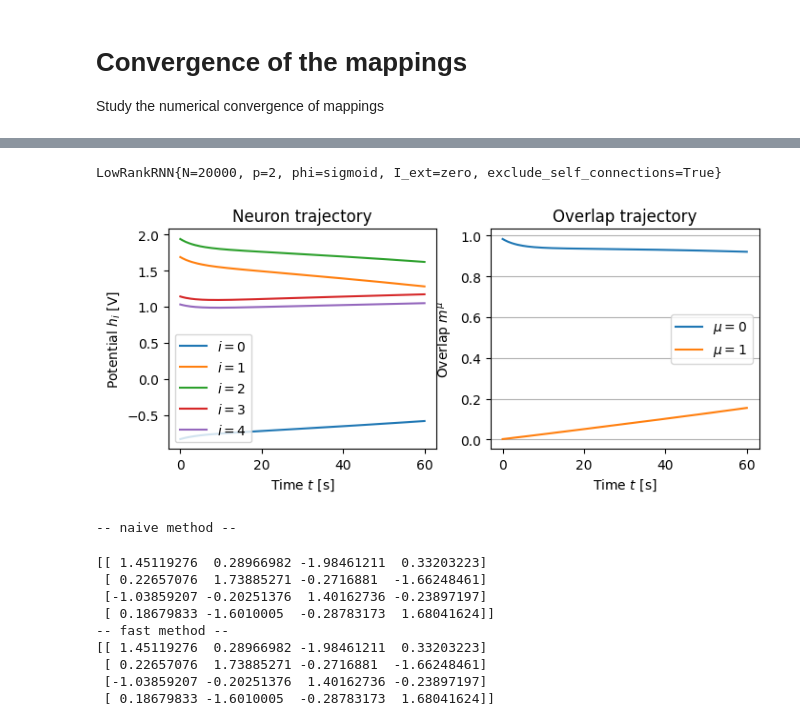
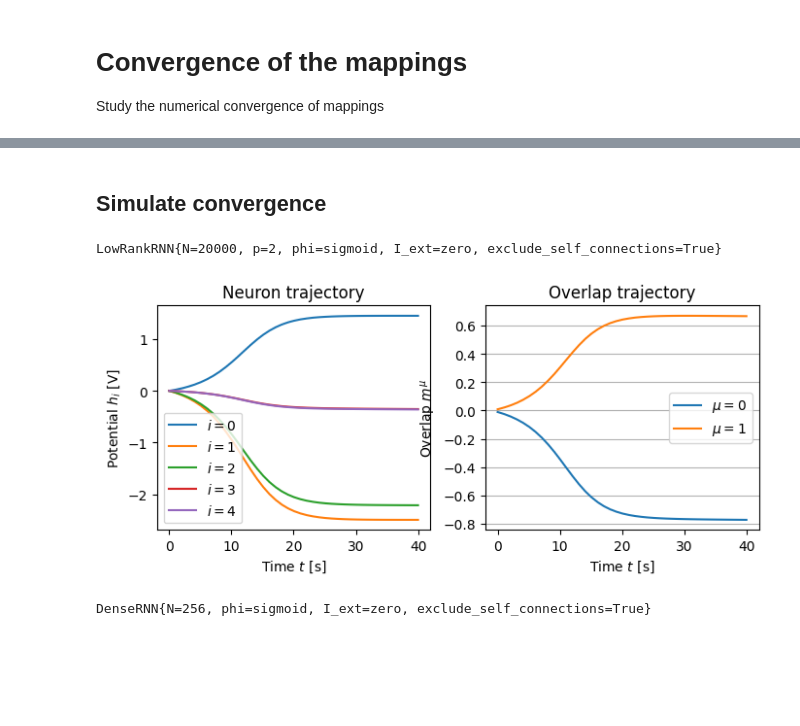
Before and after one commit to ninivert/lcnthesis, a Jupyter notebook: notebooks/mappings_convergence.ipynb, the cells around one changed output, grey strips where cells are left out. Cells and saved outputs as stored; diff of their text form; code cells hidden in the pictures; blank space fills up the shorter version.

Commit message:
convergence of connectivity matrix inside the embedding and first simulations

```diff
--- a/notebooks/mappings_convergence.ipynb
+++ b/notebooks/mappings_convergence.ipynb
@@ -12,10 +145,13 @@ from neurodyn import *
+# %% [markdown]
+## Simulate convergence
 # %%
 rnn = LowRankRNN.new_valentin(p=2, N=20_000, phi=sigmoid, I_ext=zero, exclude_self_connections=True)
-res = rnn.simulate(rnn.F[:, 0], (0, 60), dt_max=0.4, progress=True, cache=True)
+# res = rnn.simulate(h0=rnn.F[:, 0], t_span=(0, 40), dt_max=0.5, progress=True)  # TODO : how do we adapt the mu patterns to the embedding ?
+res = rnn.simulate(h0=np.zeros(rnn.N), t_span=(0, 40), dt_max=1, progress=True)
 print(rnn)
 fig, axes = plt.subplots(ncols=2, figsize=(8, 3))
 plot_neuron_trajectory(res, figax=(fig, axes[0]));
 plot_overlap_trajectory(rnn, res, figax=(fig, axes[1]));
 # %% [output]
 LowRankRNN{N=20000, p=2, phi=sigmoid, I_ext=zero, exclude_self_connections=True}
-[figure, old version]
+[figure, new version]
@@ -59,22 +158,10 @@ def binned_index_connectivity(rnn: LowRankRNN, n: int, bin_index: np.ndarray) ->
 # %%
-rnn = LowRankRNN.new_valentin(p=2, N=1000, phi=sigmoid, I_ext=zero, exclude_self_connections=True)
-n = 1
+n = 4  # 4**n = 4**4 = 256 boxes along each axis
 mapping = recursive_quadrant_mapping(rnn.F, n)
 bin_index = (mapping * 4**n).astype(int)
-
-print('-- naive method --')
-print(binned_index_connectivity_naive(rnn, n, bin_index))
-
-print('-- fast method --')
-print(binned_index_connectivity(rnn, n, bin_index))
+J = binned_index_connectivity(rnn, n, bin_index)
-# %% [output]
--- naive method --
-[[ 1.45119276  0.28966982 -1.98461211  0.33203223]
- [ 0.22657076  1.73885271 -0.2716881  -1.66248461]
- [-1.03859207 -0.20251376  1.40162736 -0.23897197]
- [ 0.18679833 -1.6010005  -0.28783173  1.68041624]]
--- fast method --
-[[ 1.45119276  0.28966982 -1.98461211  0.33203223]
- [ 0.22657076  1.73885271 -0.2716881  -1.66248461]
- [-1.03859207 -0.20251376  1.40162736 -0.23897197]
- [ 0.18679833 -1.6010005  -0.28783173  1.68041624]]
+# %%
+rnn_dense = DenseRNN(DenseRNNParams(phi=rnn.phi, I_ext=rnn.I_ext, exclude_self_connections=rnn.exclude_self_connections, J=J))
+print(rnn_dense)
+# %% [output]
+DenseRNN{N=256, phi=sigmoid, I_ext=zero, exclude_self_connections=True}
```
Also changed, not shown: parts of 14 cells of this notebook, 3 other files.
